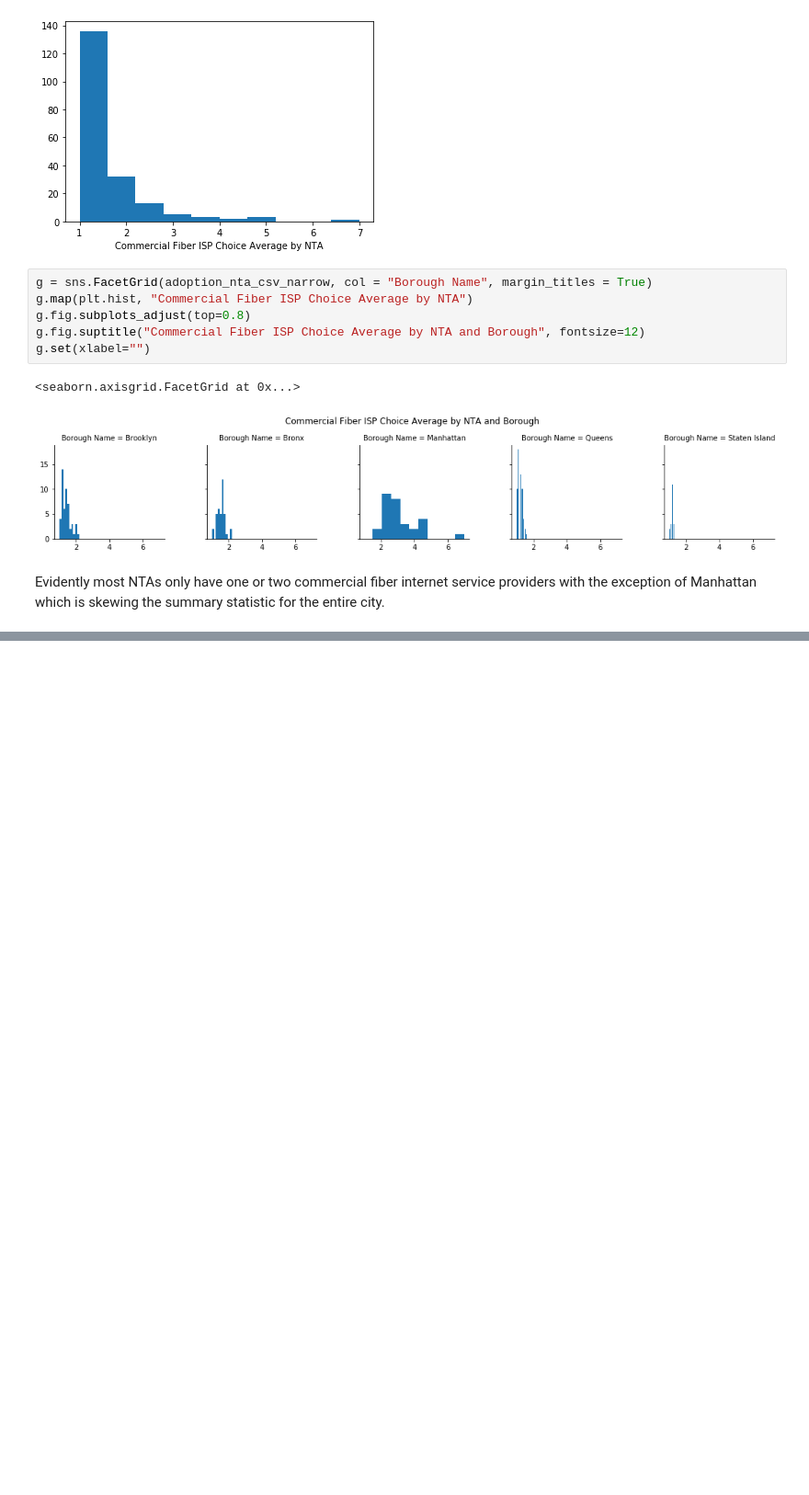
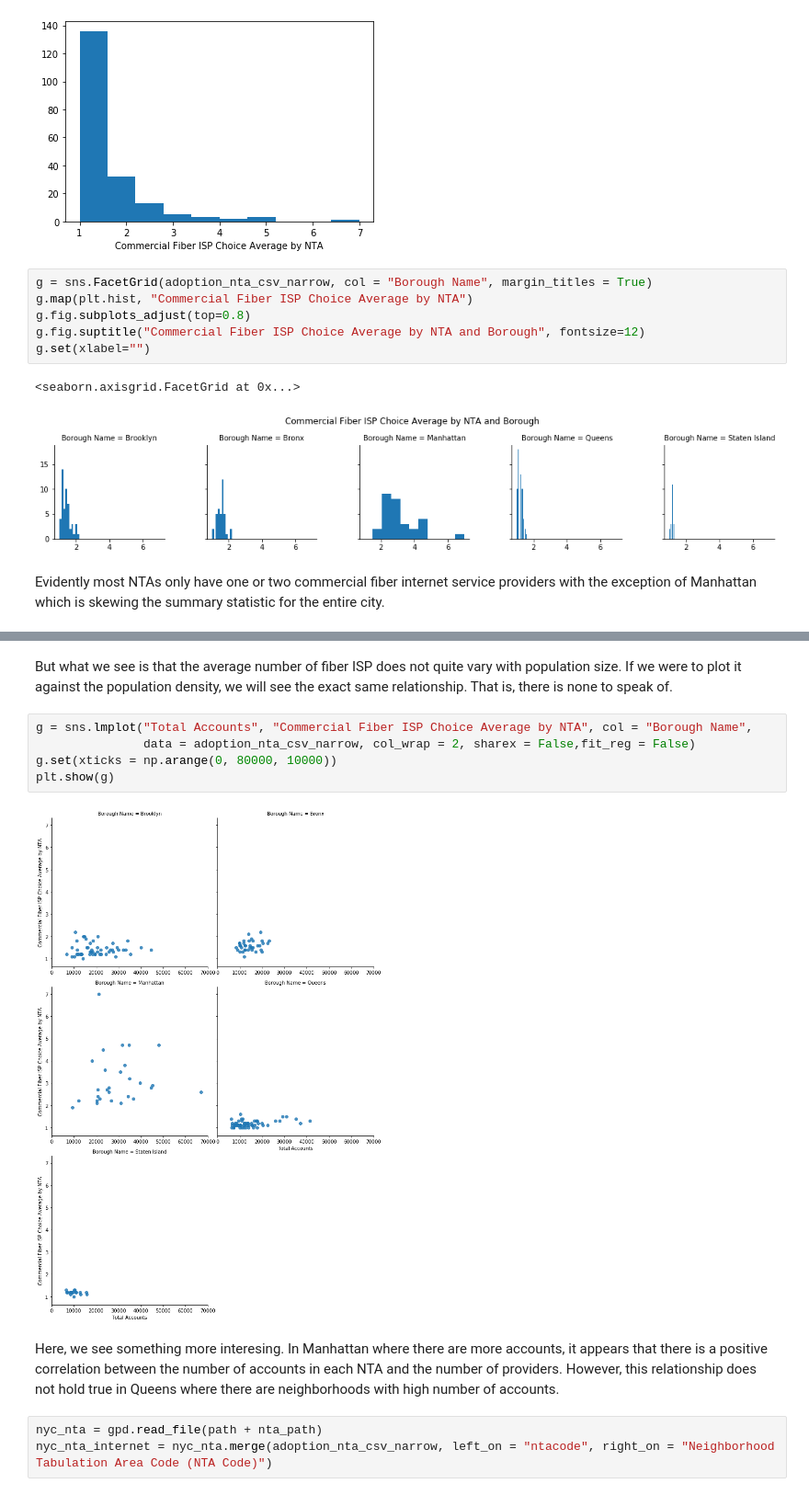
Before and after one commit to lyc1005/nyconnect, a Jupyter notebook: internet_master_plan_adoption_eda.ipynb, the cells around one changed output, grey strips where cells are left out. Shown at 92% size. Saved outputs shown, nothing was run; the diff lists cells and outputs as text; blank space fills up the shorter version.

```diff
--- a/internet_master_plan_adoption_eda.ipynb
+++ b/internet_master_plan_adoption_eda.ipynb
@@ -86,0 +95,14 @@ Evidently most NTAs only have one or two commercial fiber internet service provi
+# %% [markdown]
+But what we see is that the average number of fiber ISP does not quite vary with population size. If we were to plot it against the population density, we will see the exact same relationship. That is, there is none to speak of.
+# %%
+g = sns.lmplot("Total Accounts", "Commercial Fiber ISP Choice Average by NTA", col = "Borough Name",
+               data = adoption_nta_csv_narrow, col_wrap = 2, sharex = False,fit_reg = False)
+g.set(xticks = np.arange(0, 80000, 10000))
+plt.show(g)
+# %% [output]
+[figure, added]
+# %% [markdown]
+Here, we see something more interesing. In Manhattan where there are more accounts, it appears that there is a positive correlation between the number of accounts in each NTA and the number of providers. However, this relationship does not hold true in Queens where there are neighborhoods with high number of accounts.
+# %%
+nyc_nta = gpd.read_file(path + nta_path)
+nyc_nta_internet = nyc_nta.merge(adoption_nta_csv_narrow, left_on = "ntacode", right_on = "Neighborhood Tabulation Area Code (NTA Code)")
```
Also changed, not shown: parts of 6 cells of this notebook, 6 other files.
